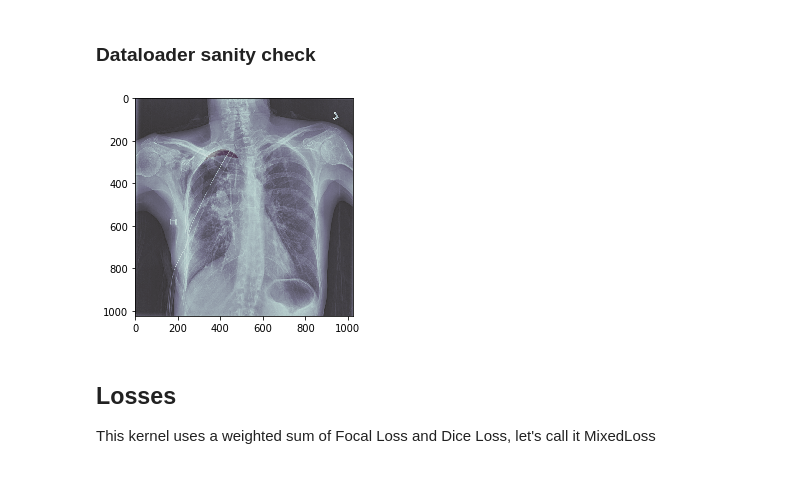
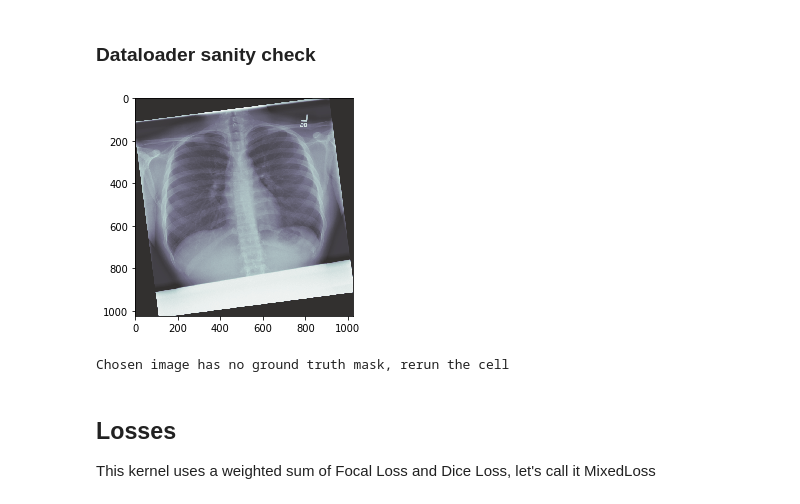
Before and after one commit to mpsampat/SIIM-ACR-2019, a Jupyter notebook: pytorch-unet/unet-with-resnet34-encoder-pytorch.ipynb, the cells around one changed output. Saved outputs shown, nothing was run; the diff lists cells and outputs as text; code cells hidden in the pictures.

```diff
--- a/pytorch-unet/unet-with-resnet34-encoder-pytorch.ipynb
+++ b/pytorch-unet/unet-with-resnet34-encoder-pytorch.ipynb
@@ -84,7 +85,7 @@ class SIIMDataset(Dataset):
         image_path = os.path.join(self.root, image_id + ".png")
         image = cv2.imread(image_path)
         mask = np.zeros([1024, 1024])
-        if annotations[0] != '-1':
+        if annotations[0] != ' -1':
             for rle in annotations:
                 mask += run_length_decode(rle)
         mask = (mask >= 1).astype('float32') # for overlap cases
@@ -102,12 +103,13 @@ def get_transforms(phase, size, mean, std):
     if phase == "train":
         list_transforms.extend(
             [
-#                 HorizontalFlip(),
+                HorizontalFlip(),
+                CLAHE(),
                 ShiftScaleRotate(
                     shift_limit=0,  # no resizing
-                    scale_limit=0.1,
-                    rotate_limit=10, # rotate
-                    p=0.5,
+                    scale_limit=(0.5),
+                    rotate_limit=15, # rotate
+                    p=0.75,
                     border_mode=cv2.BORDER_CONSTANT
                 ),
 #                 GaussNoise(),
@@ -115,8 +117,8 @@ def get_transforms(phase, size, mean, std):
         )
     list_transforms.extend(
         [
+            Resize(size, size),
             Normalize(mean=mean, std=std, p=1),
-            Resize(size, size),
             ToTensor(),
         ]
     )
@@ -137,17 +139,14 @@ def provider(
     num_workers=4,
 ):
     df = pd.read_csv(df_path)
-    df = df.drop_duplicates('ImageId')
+#     df = df.drop_duplicates('ImageId')
     df_with_mask = df[df[" EncodedPixels"] != " -1"]
     df_with_mask['has_mask'] = 1
-    df_without_mask = df[df[" EncodedPixels"] != " -1"]
+    df_without_mask = df[df[" EncodedPixels"] == " -1"]
     df_without_mask['has_mask'] = 0
-    df_without_mask_sampled = df_without_mask.sample(len(df_with_mask))
+    df_without_mask_sampled = df_without_mask.sample(len(df_with_mask.drop_duplicates('ImageId')))
     df = pd.concat([df_with_mask, df_without_mask_sampled])
     #NOTE: equal number of positive and negative cases are chosen.
-
-    # choose only positive samples:
-    df = pd.concat([df_with_mask])
 
     kfold = StratifiedKFold(total_folds, shuffle=True, random_state=69)
     train_idx, val_idx = list(kfold.split(
@@ -175,3 +168,15 @@ test_data_folder = "../data1024/test"
+# %%
+torch.cuda.set_device(1)
+sample_submission_path = '../sample_submission.csv'
+train_rle_path = '../train-rle.csv'
+data_folder = "../siim-png-images//train_png"
+test_data_folder = "../siim-png-images//test_png"
+
+
+#sample_submission_path = '../input/siim-acr-pneumothorax-segmentation/sample_submission.csv'
+#train_rle_path = '../input/siim-dicom-images/train-rle.csv'
+#data_folder = "../input/siim-png-images/input/train_png"
+#test_data_folder = "../input/siim-png-images/input/test_png"
 # %% [markdown]
 ### Dataloader sanity check
 # %%
@@ -181,7 +186,7 @@ dataloader = provider(
     data_folder=data_folder,
     df_path=train_rle_path,
     phase="train",
-    size=1024,
+    size=512,
     mean = (0.485, 0.456, 0.406),
     std = (0.229, 0.224, 0.225),
     batch_size=16,
@@ -193,11 +198,15 @@ images, masks = batch
 # %%
 # plot some random images in the `batch`
 idx = random.choice(range(16))
+idx = 5
 plt.imshow(images[idx][0], cmap='bone')
 plt.imshow(masks[idx][0], alpha=0.2, cmap='Reds')
 plt.show()
+if len(np.unique(masks[idx][0])) == 1: # only zeros
+    print('Chosen image has no ground truth mask, rerun the cell')
 # %% [output]
-[figure, old version]
+[figure, new version]
+Chosen image has no ground truth mask, rerun the cell
 # %% [markdown]
 ## Losses
 
```
Also changed, not shown: parts of 10 cells of this notebook.
